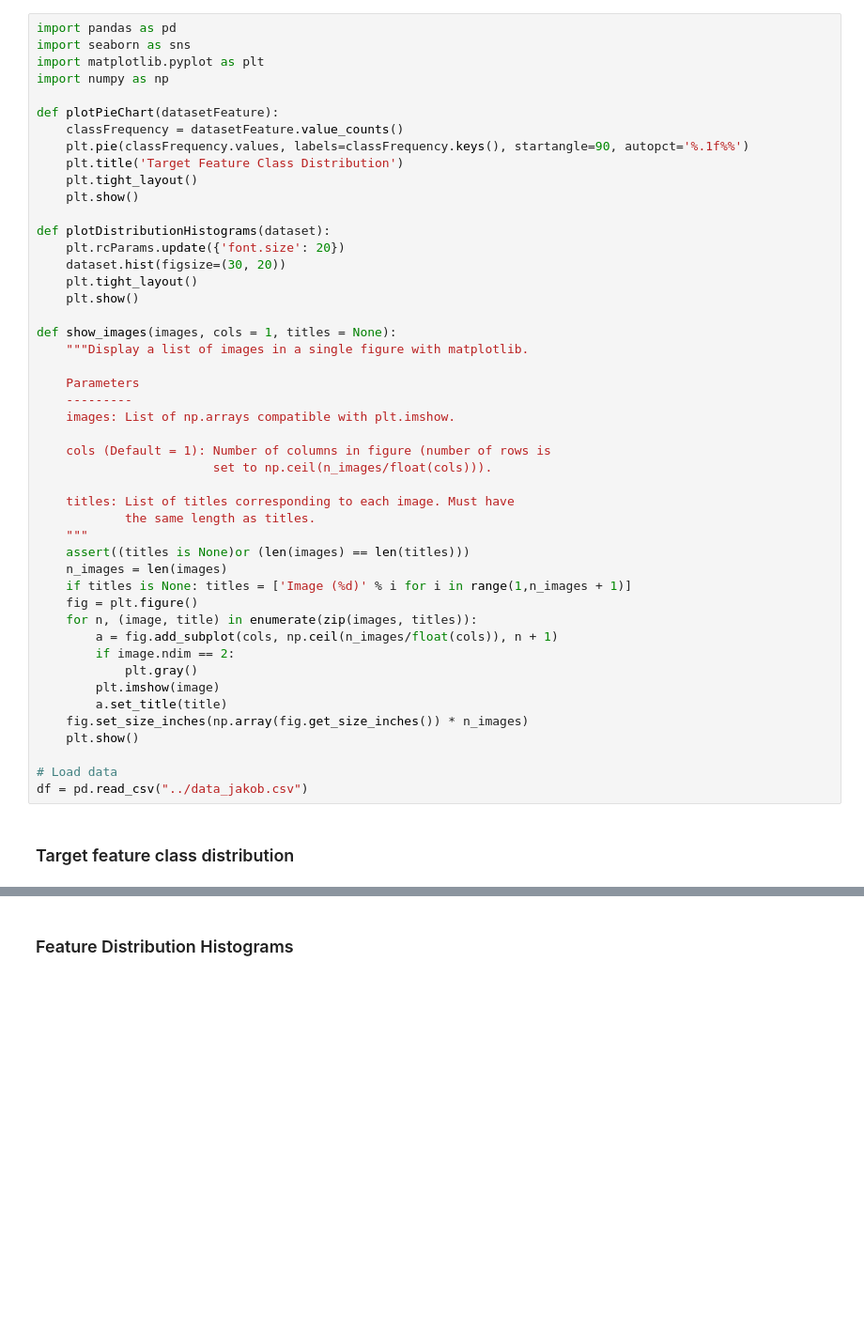
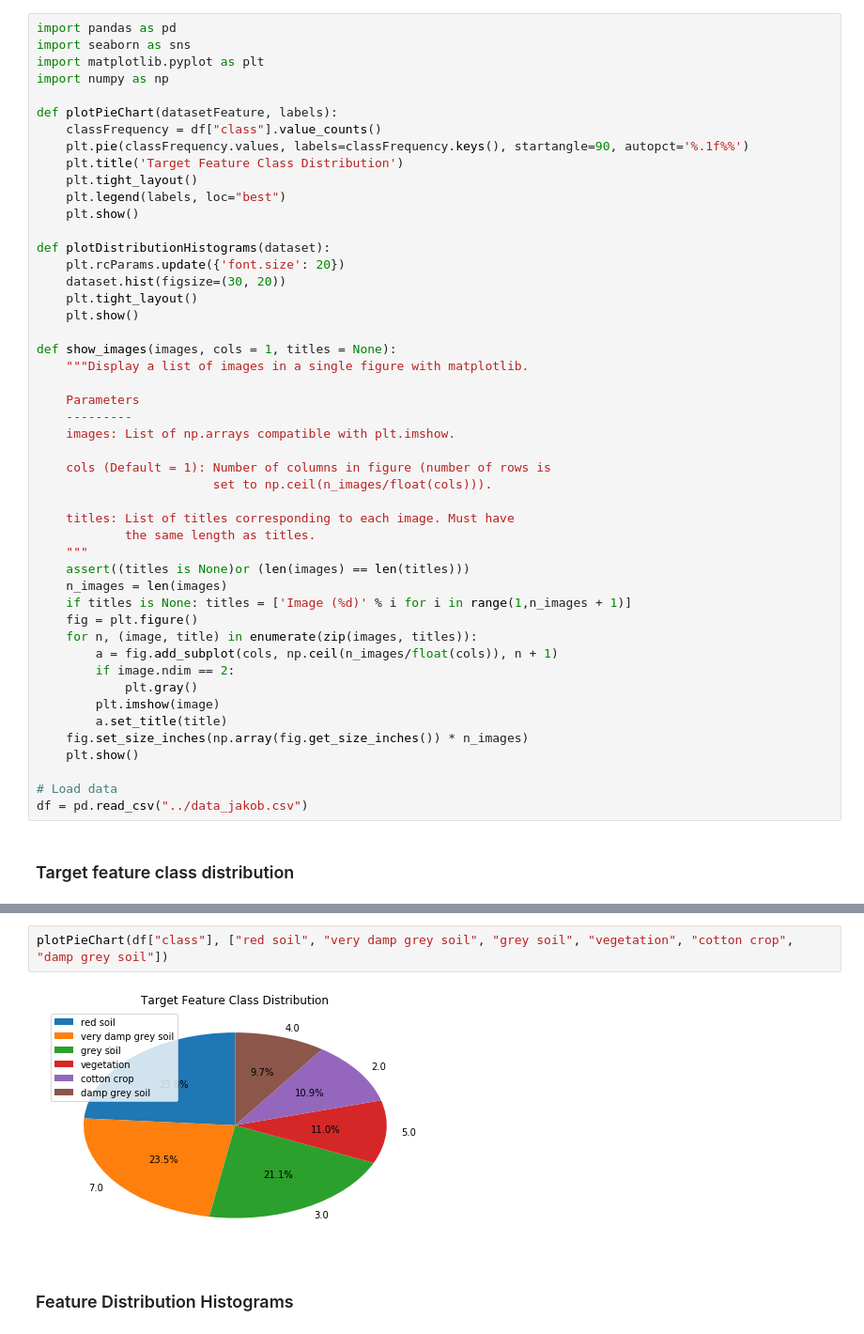
Before and after one commit to gentrexha/business-intelligence, a Jupyter notebook: BI2019_A2_group_44_1327264_11832486_01130693/notebooks/Analysis.ipynb, the cells around one changed output, grey strips where cells are left out. Shown at 94% size. Drawn from its saved outputs; the diff is of its cells as text; blank space fills up the shorter version.

```diff
--- a/BI2019_A2_group_44_1327264_11832486_01130693/notebooks/Analysis.ipynb
+++ b/BI2019_A2_group_44_1327264_11832486_01130693/notebooks/Analysis.ipynb
@@ -31,11 +31,12 @@ import seaborn as sns
 import matplotlib.pyplot as plt
 import numpy as np
 
-def plotPieChart(datasetFeature):
-    classFrequency = datasetFeature.value_counts()
+def plotPieChart(datasetFeature, labels):
+    classFrequency = df["class"].value_counts()
     plt.pie(classFrequency.values, labels=classFrequency.keys(), startangle=90, autopct='%.1f%%')
     plt.title('Target Feature Class Distribution')
     plt.tight_layout()
+    plt.legend(labels, loc="best")
     plt.show()
 
 def plotDistributionHistograms(dataset):
@@ -81,3 +78,7 @@ plotPieChart(df["class"]) # TODO(Add legend)
+# %%
+plotPieChart(df["class"], ["red soil", "very damp grey soil", "grey soil", "vegetation", "cotton crop", "damp grey soil"])
+# %% [output]
+[figure, added]
 # %% [markdown]
 ### Feature Distribution Histograms
 # %%
```
Also changed, not shown: parts of 4 cells of this notebook, 7 other files.
